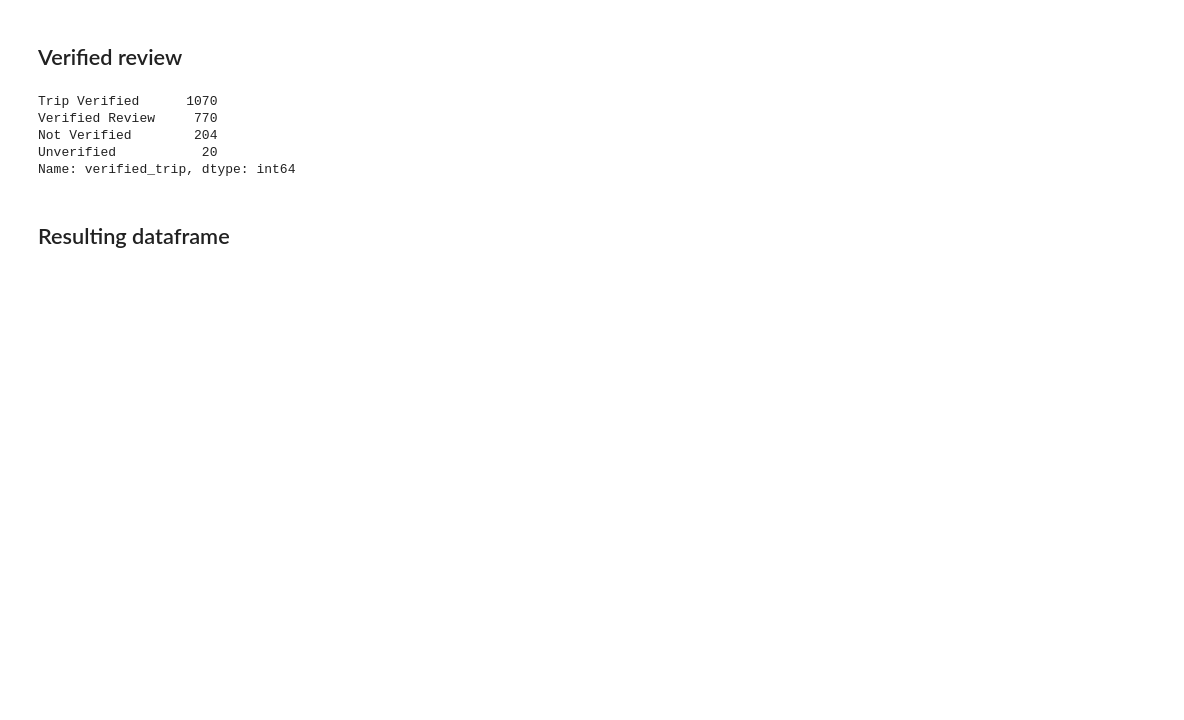
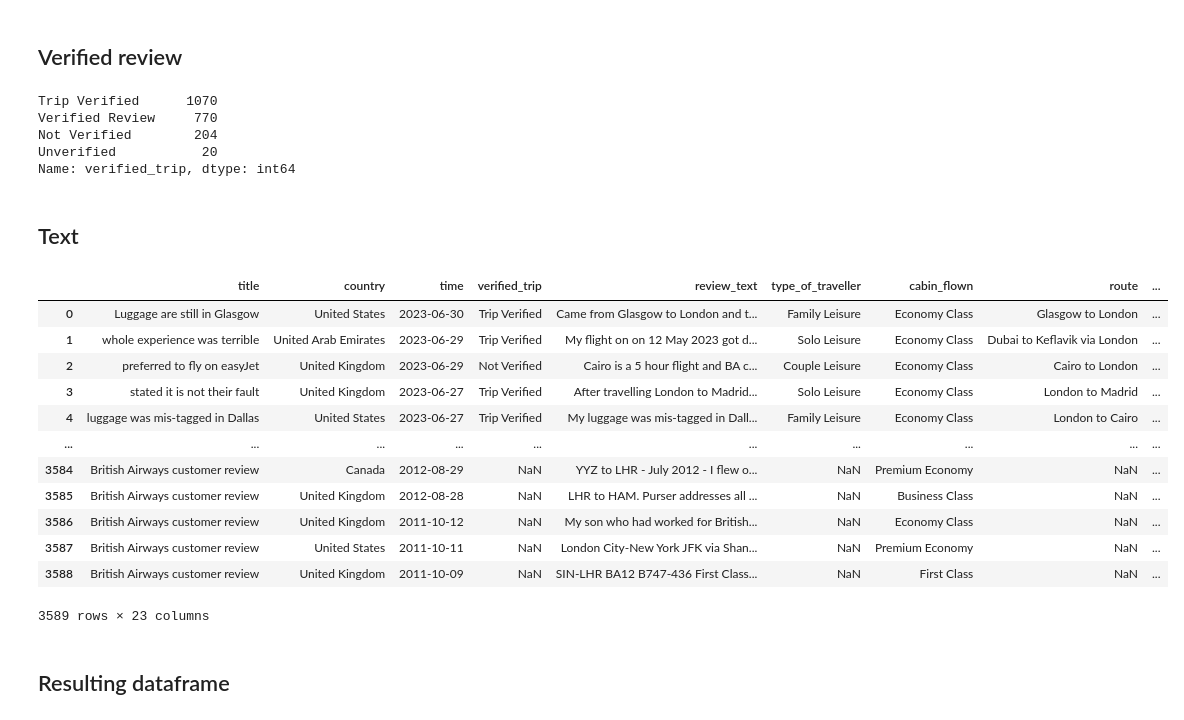
Before and after one commit to saoriyosano/british-airways-customer-review, a Jupyter notebook: data_analysis.ipynb, the cells around one changed output. Cells and saved outputs as stored; diff of their text form; code cells hidden in the pictures; blank space fills up the shorter version.

```diff
--- a/data_analysis.ipynb
+++ b/data_analysis.ipynb
@@ -156,3 +245,5 @@ reviews_df['verified_trip'] = np.where(
         reviews_df.verified_trip=='Unverified', 'Not Verified', reviews_df.verified_trip
     )
 )
+# %% [markdown]
+## Text
@@ -159,3 +277,19 @@ reviews_df['verified_trip'] = np.where(
+# %%
+reviews_df
+# %% [output]
+|  | title | country | time | verified_trip | review_text | type_of_traveller | cabin_flown | route | ... |
+| 0 | Luggage are still in Glasgow | United States | 2023-06-30 | Trip Verified | Came from Glasgow to London and t... | Family Leisure | Economy Class | Glasgow to London | ... |
+| 1 | whole experience was terrible | United Arab Emirates | 2023-06-29 | Trip Verified | My flight on on 12 May 2023 got d... | Solo Leisure | Economy Class | Dubai to Keflavik via London | ... |
+| 2 | preferred to fly on easyJet | United Kingdom | 2023-06-29 | Not Verified | Cairo is a 5 hour flight and BA c... | Couple Leisure | Economy Class | Cairo to London | ... |
+| 3 | stated it is not their fault | United Kingdom | 2023-06-27 | Trip Verified | After travelling London to Madrid... | Solo Leisure | Economy Class | London to Madrid | ... |
+| 4 | luggage was mis-tagged in Dallas | United States | 2023-06-27 | Trip Verified | My luggage was mis-tagged in Dall... | Family Leisure | Economy Class | London to Cairo | ... |
+| ... | ... | ... | ... | ... | ... | ... | ... | ... | ... |
+| 3584 | British Airways customer review | Canada | 2012-08-29 | NaN | YYZ to LHR - July 2012 - I flew o... | NaN | Premium Economy | NaN | ... |
+| 3585 | British Airways customer review | United Kingdom | 2012-08-28 | NaN | LHR to HAM. Purser addresses all ... | NaN | Business Class | NaN | ... |
+| 3586 | British Airways customer review | United Kingdom | 2011-10-12 | NaN | My son who had worked for British... | NaN | Economy Class | NaN | ... |
+| 3587 | British Airways customer review | United States | 2011-10-11 | NaN | London City-New York JFK via Shan... | NaN | Premium Economy | NaN | ... |
+| 3588 | British Airways customer review | United Kingdom | 2011-10-09 | NaN | SIN-LHR BA12 B747-436 First Class... | NaN | First Class | NaN | ... |
+3589 rows × 23 columns
 # %% [markdown]
 ## Resulting dataframe
 # %%
```
Also changed, not shown: parts of 32 cells of this notebook.
